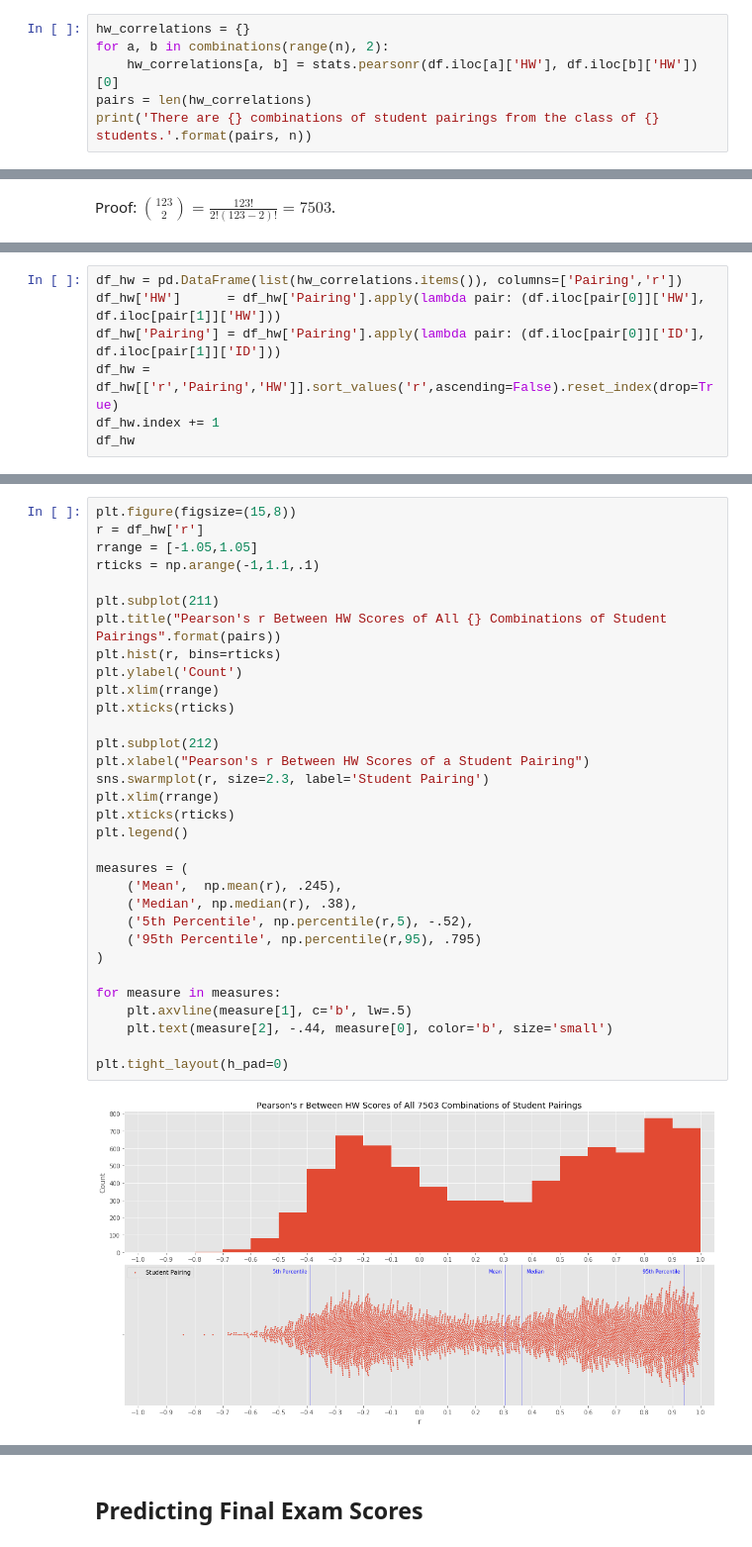
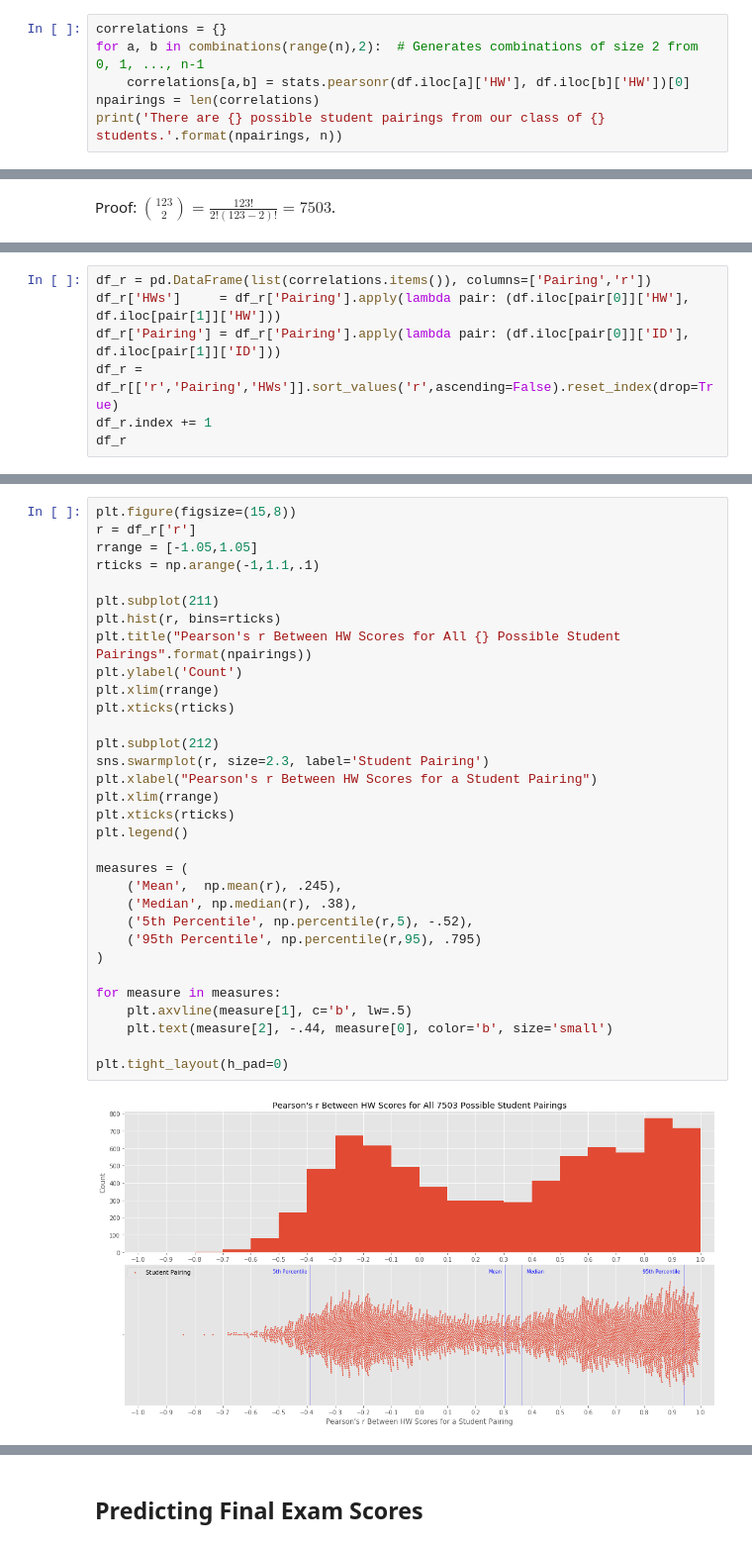
Before and after one commit to dleestat/grades, a Jupyter notebook: Grades.ipynb, the cells around one changed output, grey strips where cells are left out. Shown at 99% size. Cells and saved outputs as stored; diff of their text form.

Commit message:
Working on Correlations

```diff
--- a/Grades.ipynb
+++ b/Grades.ipynb
@@ -290,7 +332,7 @@ plt.setp(texts[1], x=6.73, y=.918, rotation=-2);
 # %%
-hw_correlations = {}
-for a, b in combinations(range(n), 2):
-    hw_correlations[a, b] = stats.pearsonr(df.iloc[a]['HW'], df.iloc[b]['HW'])[0]
-pairs = len(hw_correlations)
-print('There are {} combinations of student pairings from the class of {} students.'.format(pairs, n))
+correlations = {}
+for a, b in combinations(range(n),2):  # Generates combinations of size 2 from 0, 1, ..., n-1
+    correlations[a,b] = stats.pearsonr(df.iloc[a]['HW'], df.iloc[b]['HW'])[0]
+npairings = len(correlations)
+print('There are {} possible student pairings from our class of {} students.'.format(npairings, n))
 # %% [output]
@@ -300,8 +344,8 @@ Proof: $\binom{123}{2}=\frac{123!}{2!(123-2)!}=7503$.
 # %%
-df_hw = pd.DataFrame(list(hw_correlations.items()), columns=['Pairing','r'])
-df_hw['HW']      = df_hw['Pairing'].apply(lambda pair: (df.iloc[pair[0]]['HW'], df.iloc[pair[1]]['HW']))
-df_hw['Pairing'] = df_hw['Pairing'].apply(lambda pair: (df.iloc[pair[0]]['ID'], df.iloc[pair[1]]['ID']))
-df_hw = df_hw[['r','Pairing','HW']].sort_values('r',ascending=False).reset_index(drop=True)
-df_hw.index += 1
-df_hw
+df_r = pd.DataFrame(list(correlations.items()), columns=['Pairing','r'])
+df_r['HWs']     = df_r['Pairing'].apply(lambda pair: (df.iloc[pair[0]]['HW'], df.iloc[pair[1]]['HW']))
+df_r['Pairing'] = df_r['Pairing'].apply(lambda pair: (df.iloc[pair[0]]['ID'], df.iloc[pair[1]]['ID']))
+df_r = df_r[['r','Pairing','HWs']].sort_values('r',ascending=False).reset_index(drop=True)
+df_r.index += 1
+df_r
 # %% [output]
@@ -319,34 +370,34 @@ df_hw
 # %%
 plt.figure(figsize=(15,8))
-r = df_hw['r']
+r = df_r['r']
 rrange = [-1.05,1.05]
 rticks = np.arange(-1,1.1,.1)
 
 plt.subplot(211)
-plt.title("Pearson's r Between HW Scores of All {} Combinations of Student Pairings".format(pairs))
 plt.hist(r, bins=rticks)
+plt.title("Pearson's r Between HW Scores for All {} Possible Student Pairings".format(npairings))
 plt.ylabel('Count')
 plt.xlim(rrange)
 plt.xticks(rticks)
 
 plt.subplot(212)
-plt.xlabel("Pearson's r Between HW Scores of a Student Pairing")
 sns.swarmplot(r, size=2.3, label='Student Pairing')
+plt.xlabel("Pearson's r Between HW Scores for a Student Pairing")
 plt.xlim(rrange)
 plt.xticks(rticks)
 plt.legend()
 
 measures = (
     ('Mean',  np.mean(r), .245),
     ('Median', np.median(r), .38),
     ('5th Percentile', np.percentile(r,5), -.52),
     ('95th Percentile', np.percentile(r,95), .795)
 )
 
 for measure in measures:
     plt.axvline(measure[1], c='b', lw=.5)
     plt.text(measure[2], -.44, measure[0], color='b', size='small')
 
 plt.tight_layout(h_pad=0)
 # %% [output]
-[figure, old version]
+[figure, new version]
```
Also changed, not shown: parts of 35 cells of this notebook.
